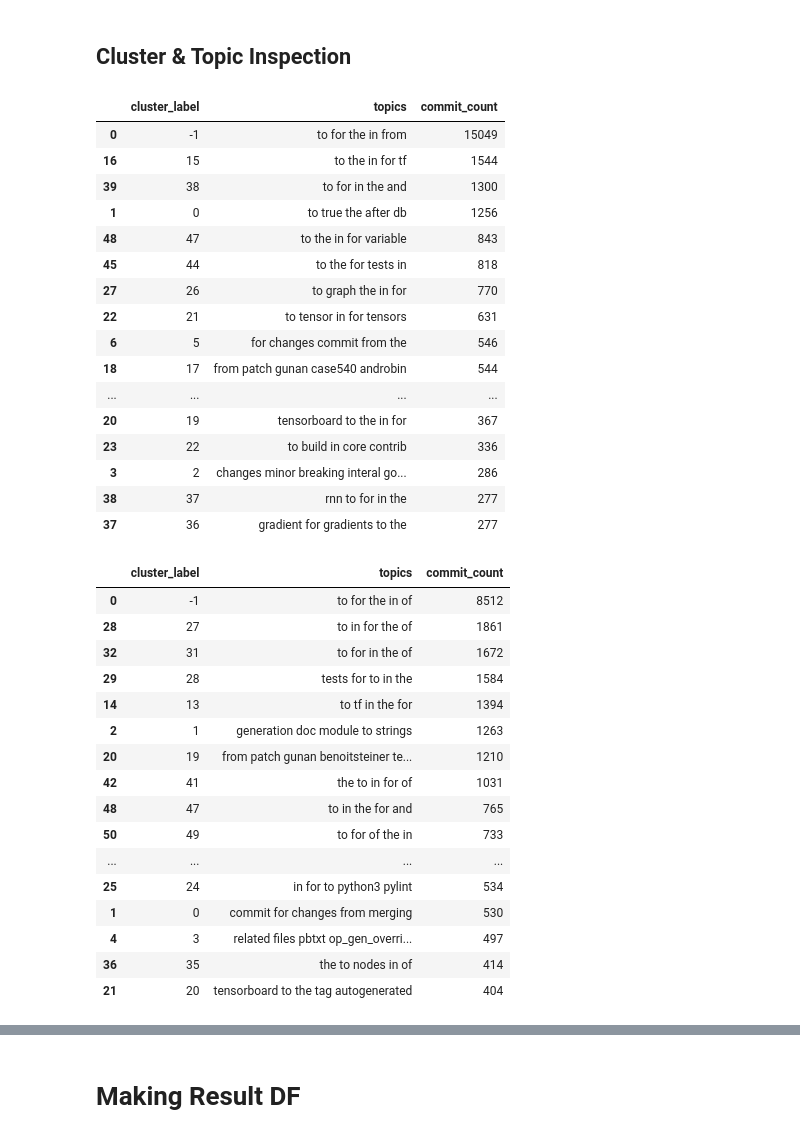
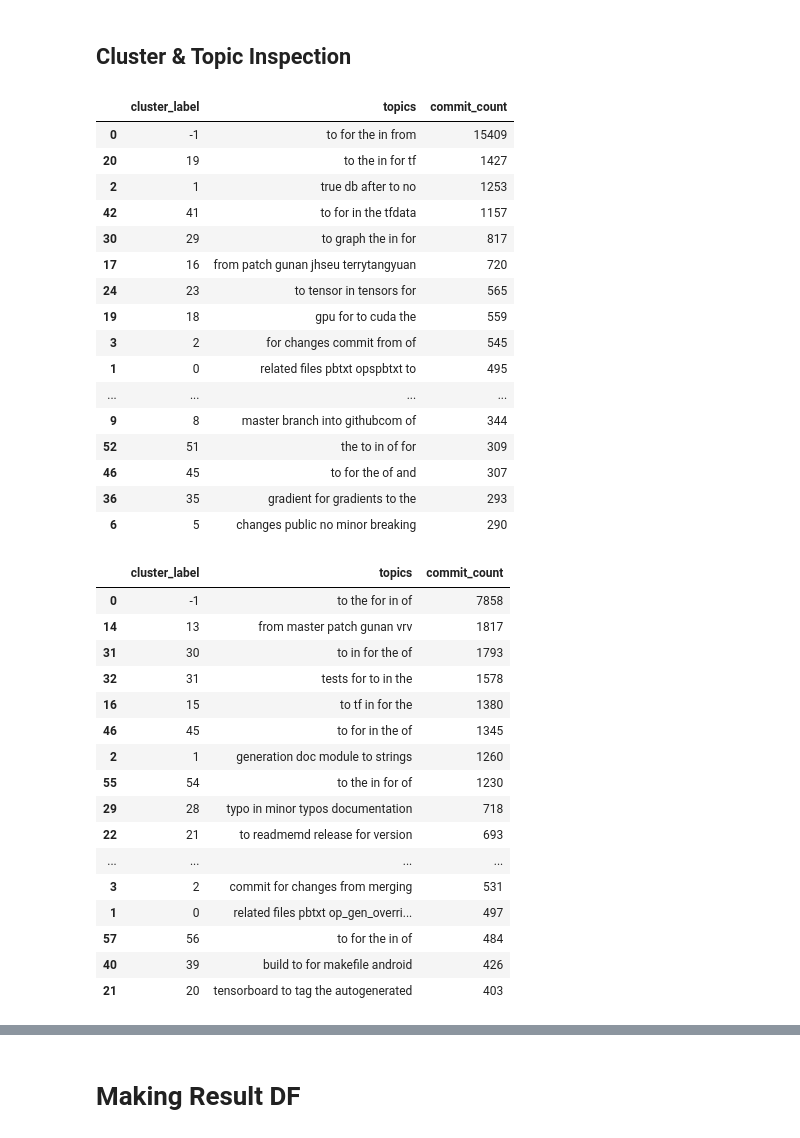
Before and after one commit to applied-ai-data3750/code, a Jupyter notebook: main.ipynb, the cells around one changed output, grey strips where cells are left out. Cells and saved outputs as stored; diff of their text form; code cells hidden in the pictures.

```diff
--- a/main.ipynb
+++ b/main.ipynb
@@ -66,7 +62,7 @@ We are intending to use the `subject` field as a temporary substitue of `categor
 # %% [markdown]
 ## Cleaning Data
 # %%
-df["subject_clean"] = df["subject"].apply(string_cleaner)
+df["text_clean"] = df["text"].apply(string_cleaner)
 
-df[["subject", "subject_clean"]].head(5)
+df[["text", "text_clean"]].head(5)
 # %% [output]
@@ -135,11 +131,11 @@ Getting the 768 dimensional embeddings for each commit message
 # %%
 try:
     if conf["fresh_data"]: raise Exception
-    embs = pickle.load(open(f'data/embs-{device}.pkl', 'rb'))
+    embs = pickle.load(open(names[f"embs-{device}"], 'rb'))
 
 except:
-    embs = sbert_emb_getter(df["subject_clean"].to_numpy(), filename=f"model-{device}")
-    pickle.dump(embs, open(f'data/embs-{device}.pkl', 'wb'))
+    embs = sbert_emb_getter(df["text_clean"].to_numpy(), filename=names[f"model-{device}"])
+    pickle.dump(embs, open(names[f"embs-{device}"], 'wb'))
 
     conf["fresh_embs"] = True
 
@@ -153,11 +149,11 @@ We use UMAP to reduce the dimensionality of the embeddings from 768 to 2, so tha
 # %%
 try:
     if conf["fresh_data"]: raise Exception
-    uembs = pickle.load(open(f'data/umap-{device}.pkl', 'rb'))
+    uembs = pickle.load(open(names[f"uembs-{device}"], 'rb'))
 
 except:
     uembs = UMAP(n_neighbors=20, min_dist=0.1).fit_transform(embs)
-    pickle.dump(uembs, open(f'data/umap-{device}.pkl', 'wb'))
+    pickle.dump(uembs, open(names[f"uembs-{device}"], 'wb'))
 
     conf["fresh_uembs"] = True
 
@@ -199,7 +195,7 @@ First checking without filtering for stopwords, then checking with filtering for
 Then checking with filtering for english stopwords
 # %%
 vc = (
-    df["subject_clean"].apply(lambda x: (x.split(" ")))
+    df["text_clean"].apply(lambda x: (x.split(" ")))
     .explode()
     .value_counts()
     .reset_index()
@@ -289,53 +285,53 @@ cluster_semi_s_hdb = HDBSCAN(min_cluster_size=100, min_samples=20, metric='eucli
 # %% [markdown]
 ## Cluster & Topic Inspection
 # %%
-result_2d = result_df_maker(uembs, clusters_2d.labels_, df["subject_clean"].to_numpy(), bonus_words=interests)
+result_2d = result_df_maker(uembs, clusters_2d.labels_, df["text_clean"].to_numpy(), bonus_words=interests)
 
 vcr = result_2d[["cluster_label", "topics"]].groupby(["cluster_label", "topics"])["topics"].count().reset_index(name="commit_count").sort_values(by="commit_count", ascending=False).head(20)
 
 vcr
 # %% [output]
 |  | cluster_label | topics | commit_count |
-| 0 | -1 | to for the in from | 15049 |
-| 16 | 15 | to the in for tf | 1544 |
-| 39 | 38 | to for in the and | 1300 |
-| 1 | 0 | to true the after db | 1256 |
-| 48 | 47 | to the in for variable | 843 |
-| 45 | 44 | to the for tests in | 818 |
-| 27 | 26 | to graph the in for | 770 |
-| 22 | 21 | to tensor in for tensors | 631 |
-| 6 | 5 | for changes commit from the | 546 |
-| 18 | 17 | from patch gunan case540 androbin | 544 |
+| 0 | -1 | to for the in from | 15409 |
+| 20 | 19 | to the in for tf | 1427 |
+| 2 | 1 | true db after to no | 1253 |
+| 42 | 41 | to for in the tfdata | 1157 |
+| 30 | 29 | to graph the in for | 817 |
+| 17 | 16 | from patch gunan jhseu terrytangyuan | 720 |
+| 24 | 23 | to tensor in tensors for | 565 |
+| 19 | 18 | gpu for to cuda the | 559 |
+| 3 | 2 | for changes commit from of | 545 |
+| 1 | 0 | related files pbtxt opspbtxt to | 495 |
 | ... | ... | ... | ... |
-| 20 | 19 | tensorboard to the in for | 367 |
-| 23 | 22 | to build in core contrib | 336 |
-| 3 | 2 | changes minor breaking interal go... | 286 |
-| 38 | 37 | rnn to for in the | 277 |
-| 37 | 36 | gradient for gradients to the | 277 |
+| 9 | 8 | master branch into githubcom of | 344 |
+| 52 | 51 | the to in of for | 309 |
+| 46 | 45 | to for the of and | 307 |
+| 36 | 35 | gradient for gradients to the | 293 |
+| 6 | 5 | changes public no minor breaking | 290 |
 # %%
-result_2d_semi = result_df_maker(uemb_semi_s, cluster_semi_s_hdb.labels_, df["subject_clean"].to_numpy(), bonus_words=interests)
+result_2d_semi = result_df_maker(uemb_semi_s, cluster_semi_s_hdb.labels_, df["text_clean"].to_numpy(), bonus_words=interests)
 
 vcr = result_2d_semi[["cluster_label", "topics"]].groupby(["cluster_label", "topics"])["topics"].count().reset_index(name="commit_count").sort_values(by="commit_count", ascending=False).head(20)
 
 vcr
 # %% [output]
 |  | cluster_label | topics | commit_count |
-| 0 | -1 | to for the in of | 8512 |
-| 28 | 27 | to in for the of | 1861 |
-| 32 | 31 | to for in the of | 1672 |
-| 29 | 28 | tests for to in the | 1584 |
-| 14 | 13 | to tf in the for | 1394 |
-| 2 | 1 | generation doc module to strings | 1263 |
-| 20 | 19 | from patch gunan benoitsteiner te... | 1210 |
-| 42 | 41 | the to in for of | 1031 |
-| 48 | 47 | to in the for and | 765 |
-| 50 | 49 | to for of the in | 733 |
+| 0 | -1 | to the for in of | 7858 |
+| 14 | 13 | from master patch gunan vrv | 1817 |
+| 31 | 30 | to in for the of | 1793 |
+| 32 | 31 | tests for to in the | 1578 |
+| 16 | 15 | to tf in for the | 1380 |
+| 46 | 45 | to for in the of | 1345 |
+| 2 | 1 | generation doc module to strings | 1260 |
+| 55 | 54 | to the in for of | 1230 |
+| 29 | 28 | typo in minor typos documentation | 718 |
+| 22 | 21 | to readmemd release for version | 693 |
 | ... | ... | ... | ... |
-| 25 | 24 | in for to python3 pylint | 534 |
-| 1 | 0 | commit for changes from merging | 530 |
-| 4 | 3 | related files pbtxt op_gen_overri... | 497 |
-| 36 | 35 | the to nodes in of | 414 |
-| 21 | 20 | tensorboard to the tag autogenerated | 404 |
+| 3 | 2 | commit for changes from merging | 531 |
+| 1 | 0 | related files pbtxt op_gen_overri... | 497 |
+| 57 | 56 | to for the in of | 484 |
+| 40 | 39 | build to for makefile android | 426 |
+| 21 | 20 | tensorboard to tag the autogenerated | 403 |
 # %%
 # finding most common words in 20 most common topics to see if we need more stopwords
 vcr["topics"].apply(lambda x: x.split(" ")).explode().value_counts().head(20)
```
Also changed, not shown: parts of 21 cells of this notebook, 4 other files.
